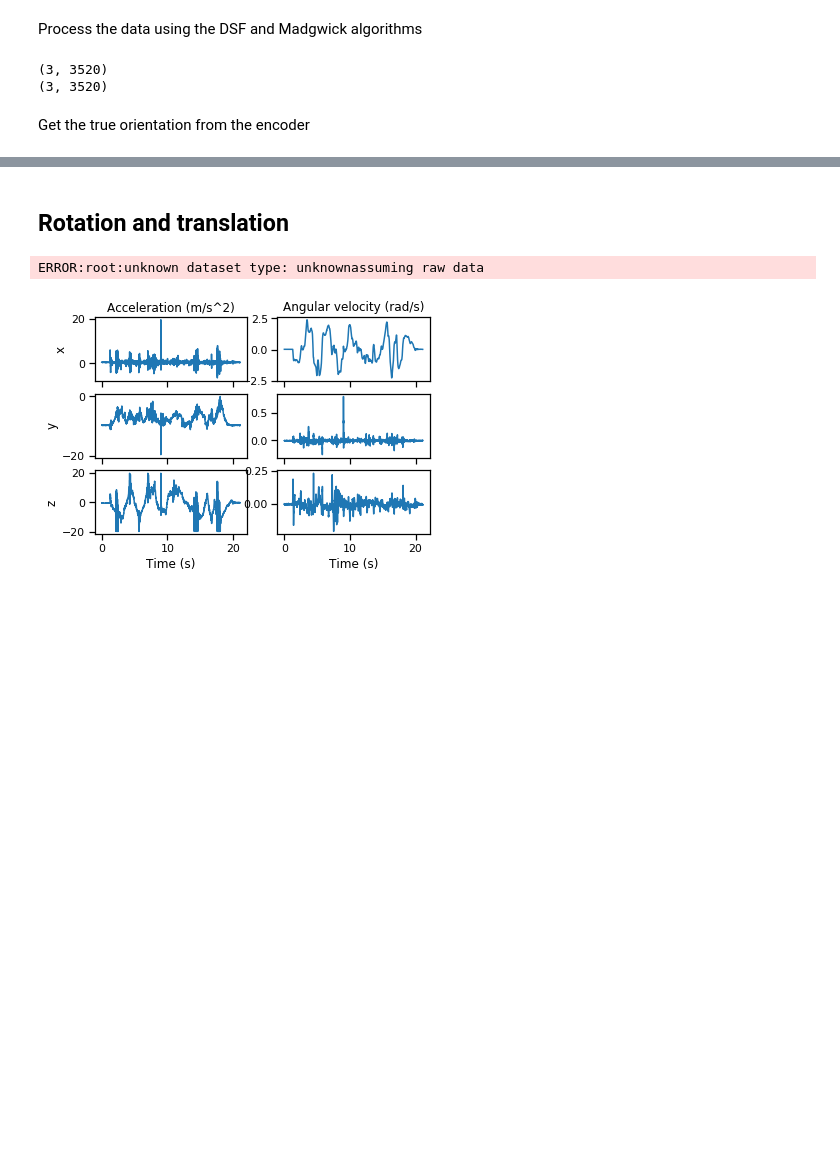
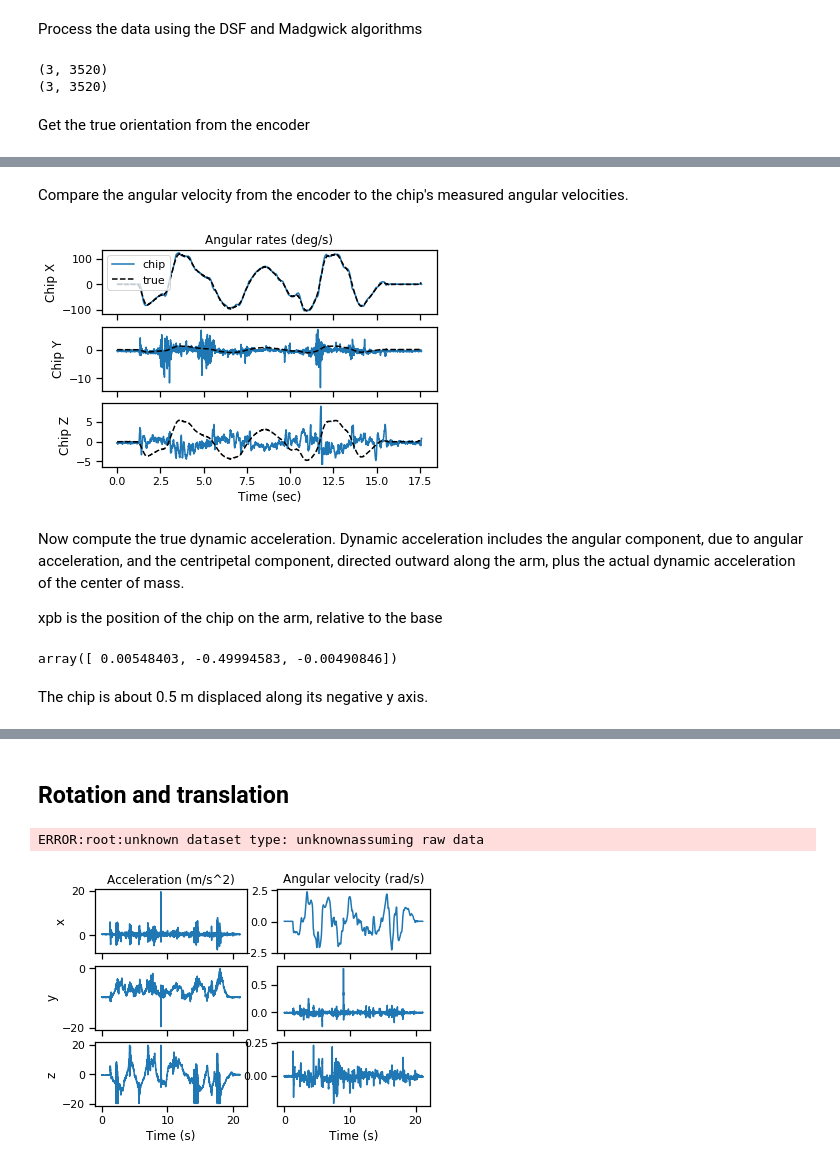
Before and after one commit to DaveBuckingham/fish, a Jupyter notebook: process_rig_data.ipynb, the cells around one changed output, grey strips where cells are left out. Saved outputs shown, nothing was run; the diff lists cells and outputs as text; code cells hidden in the pictures; blank space fills up the shorter version.

```diff
--- a/process_rig_data.ipynb
+++ b/process_rig_data.ipynb
@@ -158,0 +227,34 @@ plt.show()
+# %% [markdown]
+Compare the angular velocity from the encoder to the chip's measured angular velocities.
+# %%
+fig, ax = plt.subplots(3, sharex=True)
+
+for omega1, omega_true1, ax1 in zip(data.get_gyroscope(0), omega_chip_true, ax):
+    ax1.plot(t, np.rad2deg(omega1), label='chip')
+    ax1.plot(t, np.rad2deg(omega_true1), 'k--', label='true')
+
+ax[0].set_title('Angular rates (deg/s)')
+ax[0].set_ylabel('Chip X')
+ax[1].set_ylabel('Chip Y')
+ax[2].set_ylabel('Chip Z')
+
+ax[0].legend()
+ax[2].set_xlabel('Time (sec)')
+
+plt.show()
+# %% [output]
+[figure, added]
+# %% [markdown]
+Now compute the true dynamic acceleration.  Dynamic acceleration includes the angular component, due to angular acceleration, and the centripetal component, directed outward along the arm, plus the actual dynamic acceleration of the center of mass.
+
+xpb is the position of the chip on the arm, relative to the base
+# %%
+armlen = 0.5    # meters
+xpb_world = np.array([0, 0, armlen])
+xpb_chip = world_basis.dot(xpb_world)
+
+xpb_chip
+# %% [output]
+array([ 0.00548403, -0.49994583, -0.00490846])
+# %% [markdown]
+The chip is about 0.5 m displaced along its negative y axis.
```
Also changed, not shown: parts of 33 cells of this notebook, 1 other file.
